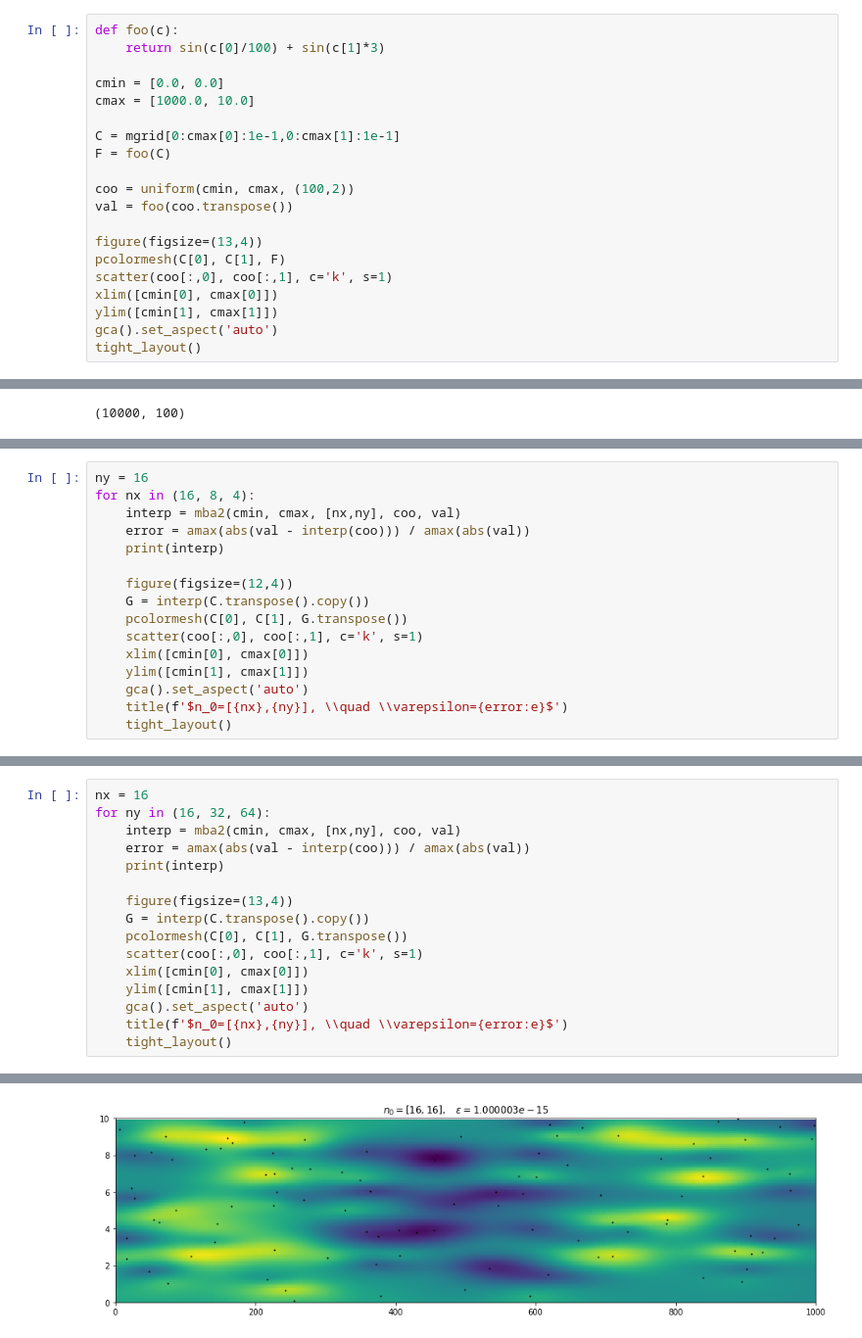
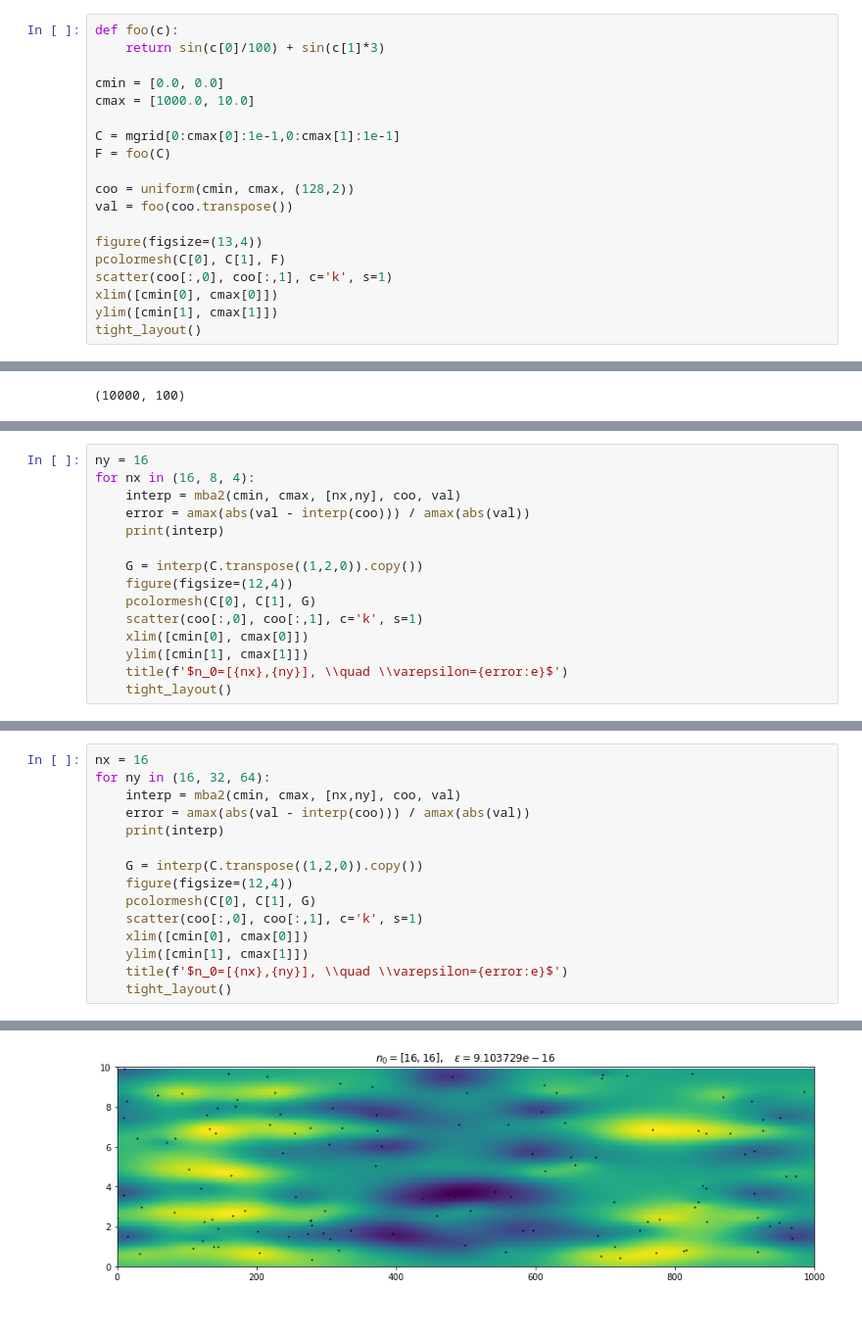
Before and after one commit to ddemidov/mba, a Jupyter notebook: python/layered.ipynb, the cells around one changed output, grey strips where cells are left out. Shown: that part at 98% size. Saved outputs shown, nothing was run; the diff lists cells and outputs as text.

```diff
--- a/python/layered.ipynb
+++ b/python/layered.ipynb
@@ -16,7 +17,7 @@ cmax = [1000.0, 10.0]
 C = mgrid[0:cmax[0]:1e-1,0:cmax[1]:1e-1]
 F = foo(C)
 
-coo = uniform(cmin, cmax, (100,2))
+coo = uniform(cmin, cmax, (128,2))
 val = foo(coo.transpose())
 
 figure(figsize=(13,4))
@@ -24,6 +25,5 @@ pcolormesh(C[0], C[1], F)
 scatter(coo[:,0], coo[:,1], c='k', s=1)
 xlim([cmin[0], cmax[0]])
 ylim([cmin[1], cmax[1]])
-gca().set_aspect('auto')
 tight_layout()
 # %% [output]
@@ -45,13 +46,12 @@ for nx in (16, 8, 4):
     error = amax(abs(val - interp(coo))) / amax(abs(val))
     print(interp)
 
+    G = interp(C.transpose((1,2,0)).copy())
     figure(figsize=(12,4))
-    G = interp(C.transpose().copy())
-    pcolormesh(C[0], C[1], G.transpose())
+    pcolormesh(C[0], C[1], G)
     scatter(coo[:,0], coo[:,1], c='k', s=1)
     xlim([cmin[0], cmax[0]])
     ylim([cmin[1], cmax[1]])
-    gca().set_aspect('auto')
     title(f'$n_0=[{nx},{ny}], \\quad \\varepsilon={error:e}$')
     tight_layout()
 # %% [output]
@@ -83,13 +86,12 @@ for ny in (16, 32, 64):
     error = amax(abs(val - interp(coo))) / amax(abs(val))
     print(interp)
 
-    figure(figsize=(13,4))
-    G = interp(C.transpose().copy())
-    pcolormesh(C[0], C[1], G.transpose())
+    G = interp(C.transpose((1,2,0)).copy())
+    figure(figsize=(12,4))
+    pcolormesh(C[0], C[1], G)
     scatter(coo[:,0], coo[:,1], c='k', s=1)
     xlim([cmin[0], cmax[0]])
     ylim([cmin[1], cmax[1]])
-    gca().set_aspect('auto')
     title(f'$n_0=[{nx},{ny}], \\quad \\varepsilon={error:e}$')
     tight_layout()
 # %% [output]
@@ -112 +115 @@ level 5: sparse [243, 1011] (38400 bytes, compression: 0.02)
-[figure, old version]
+[figure, new version]
```
Also changed, not shown: parts of 8 cells of this notebook.
